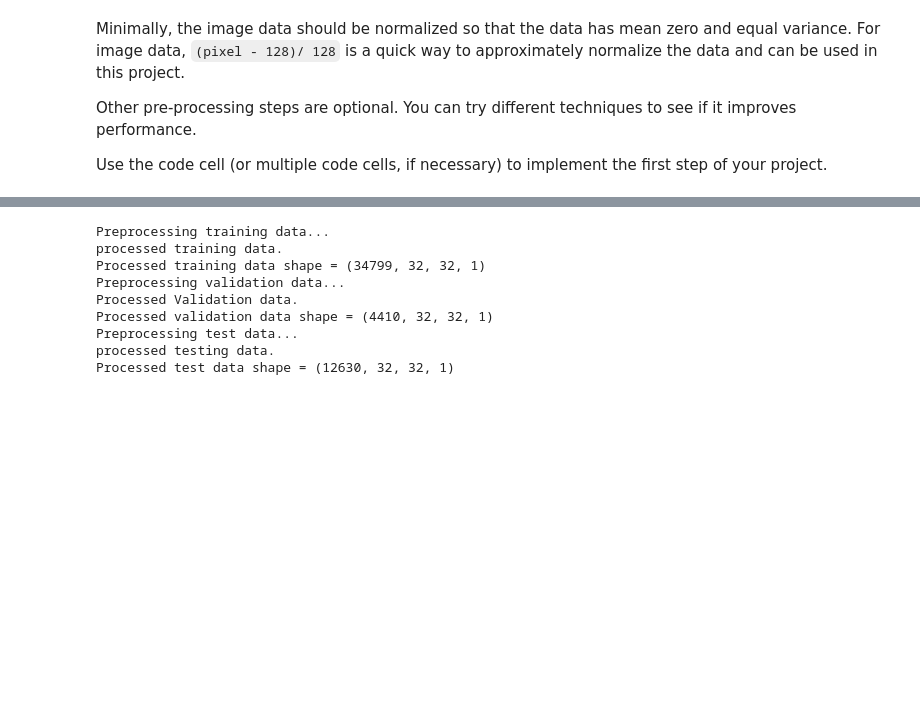
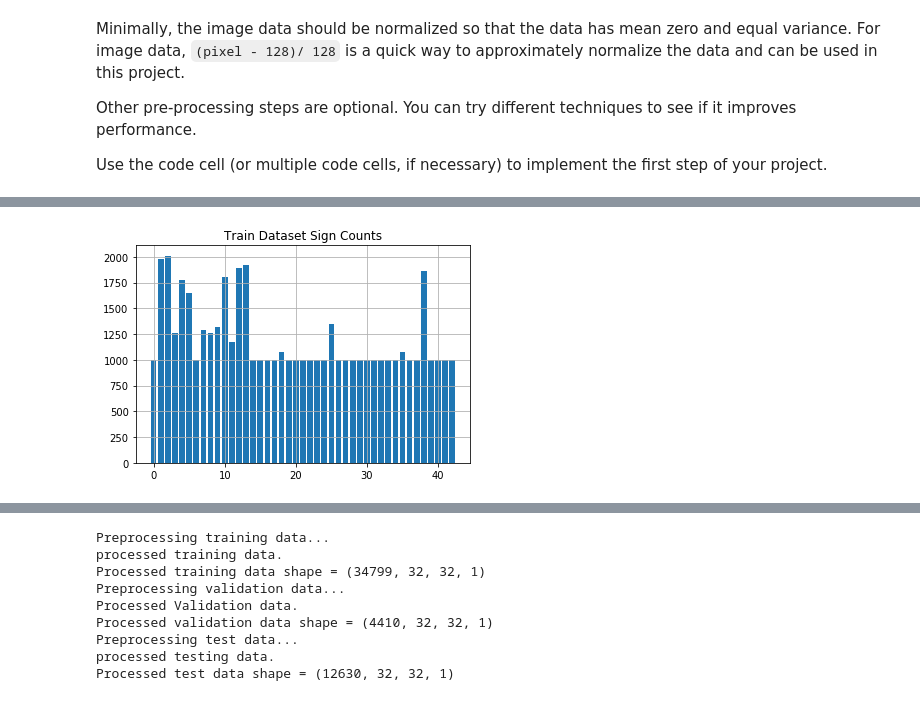
Before and after one commit to shank16/CarND-Traffic-Sign-Classifier-Project, a Jupyter notebook: Traffic_Sign_Classifier.ipynb, the cells around one changed output, grey strips where cells are left out. Cells and saved outputs as stored; diff of their text form; code cells hidden in the pictures; blank space fills up the shorter version.

```diff
--- a/Traffic_Sign_Classifier.ipynb
+++ b/Traffic_Sign_Classifier.ipynb
@@ -175,0 +244,25 @@ Use the code cell (or multiple code cells, if necessary) to implement the first
+# %%
+print('X, y shapes:', X_train.shape, y_train.shape)
+input_indices = []
+output_indices = []
+X_train_con= X_train
+y_train_con=y_train
+for class_n in range(n_classes):
+    print(class_n, ': ', end='')
+    class_indices = np.where(y_train_con == class_n)
+    n_samples = len(class_indices[0])
+    if n_samples < 1000:
+        for i in range(1000 - n_samples):
+            input_indices.append(class_indices[0][i%n_samples])
+            output_indices.append(X_train_con.shape[0])
+            new_img = X_train_con[class_indices[0][i % n_samples]]
+            new_img = transform_image(new_img,20,10,5,brightness=1)
+            X_train_con = np.concatenate((X_train_con, [new_img]), axis=0)
+            y_train_con = np.concatenate((y_train_con, [class_n]), axis=0)
+            if i % 50 == 0:
+                print('|', end='')
+            elif i % 10 == 0:
+                print('-',end='')
+    print('')
+
+print('X, y shapes:', X_train_con.shape, y_train_con.shape)
@@ -175,0 +287,8 @@ Use the code cell (or multiple code cells, if necessary) to implement the first
+# %%
+unique_train, counts_train = np.unique(y_train_con, return_counts=True)
+plt.bar(unique_train, counts_train)
+plt.grid()
+plt.title("Train Dataset Sign Counts")
+plt.show()
+# %% [output]
+[figure, added]
```
Also changed, not shown: parts of 7 cells of this notebook, 1 other file.
